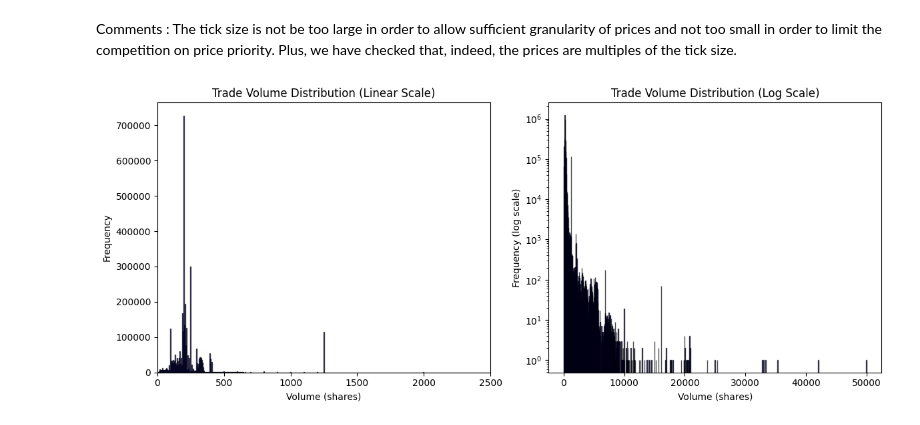
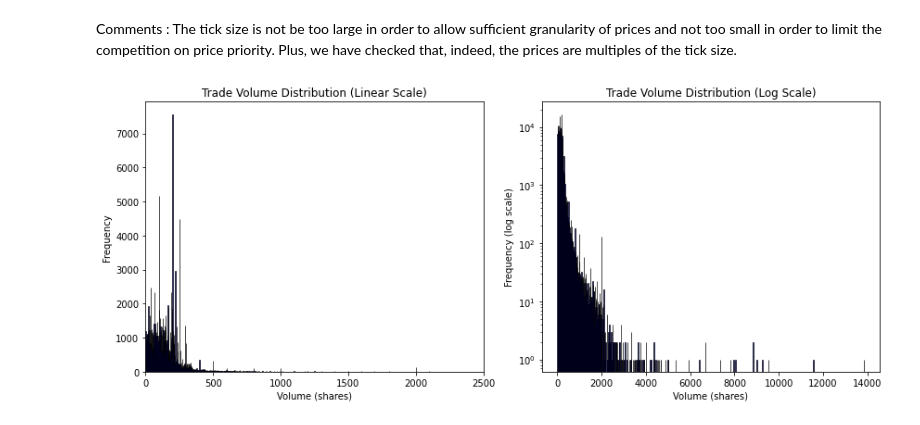
Before and after one commit to ethantrentin/High-Frequency-Data-Limit-Order-Books, a Jupyter notebook: DHF-LAB1-BOISTARD-ROCHE-TRENTIN.ipynb, the cells around one changed output. Saved outputs shown, nothing was run; the diff lists cells and outputs as text; code cells hidden in the pictures.

```diff
--- a/DHF-LAB1-BOISTARD-ROCHE-TRENTIN.ipynb
+++ b/DHF-LAB1-BOISTARD-ROCHE-TRENTIN.ipynb
@@ -204,24 +194,24 @@ of the tick size.
 # %%
 # Question 3 : Distribution of the order sizes and of the duration of the trades
 # 3.1. Order sizes
 fig, axes = plt.subplots(1, 2, figsize=(12, 5))
-order_sizes = filename_df[filename_df['etype'] == 'A']['eqty']
+order_sizes = filename_df[filename_df['etype'] == 'T']['eqty']
 # --- Left Plot: Linear Scale ---
 axes[0].hist(order_sizes, bins=10000, color='blue', edgecolor='black',
              alpha=0.7)
 axes[0].set_title('Trade Volume Distribution (Linear Scale)')
 axes[0].set_xlim(0,2500)
 axes[0].set_xlabel('Volume (shares)')
 axes[0].set_ylabel('Frequency')
 
 # --- Right Plot: Logarithmic Y-axis ---
 axes[1].hist(order_sizes, bins=1000, color='blue', edgecolor='black',
              alpha=0.7, log=True)
 axes[1].set_title('Trade Volume Distribution (Log Scale)')
 axes[1].set_xlabel('Volume (shares)')
 axes[1].set_ylabel('Frequency (log scale)')
 
 plt.tight_layout()
 plt.show()
 # %% [output]
-[figure, old version]
+[figure, new version]
```
Also changed, not shown: parts of 6 cells of this notebook.
